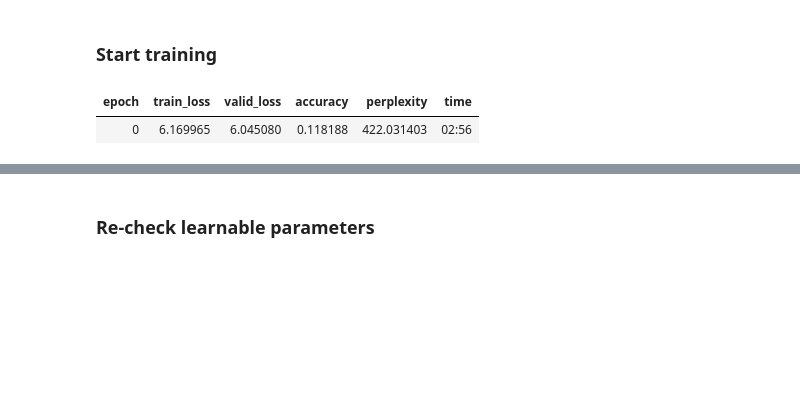
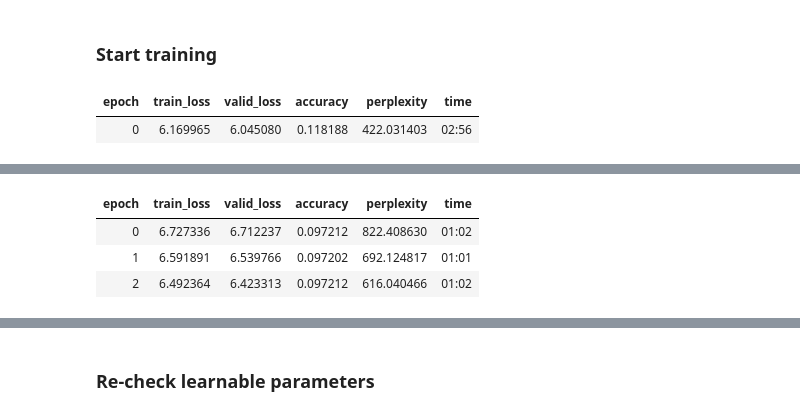
Before and after one commit to anhquan0412/nlp_practice, a Jupyter notebook: fastai2_nlp/fastai_vnmese_lm_and_sentiment.ipynb, the cells around one changed output, grey strips where cells are left out. Cells and saved outputs as stored; diff of their text form; code cells hidden in the pictures; blank space fills up the shorter version.

```diff
--- a/fastai2_nlp/fastai2_vnmese_lm.ipynb
+++ b/fastai2_nlp/fastai_vnmese_lm_and_sentiment.ipynb
@@ -721,0 +745,8 @@ learn.fit_one_cycle(3, lr, moms=(0.8,0.7,0.8))
+# %%
+
+learn.fit_one_cycle(3, lr, moms=(0.8,0.7,0.8))
+# %% [output]
+| epoch | train_loss | valid_loss | accuracy | perplexity | time |
+| 0 | 6.727336 | 6.712237 | 0.097212 | 822.408630 | 01:02 |
+| 1 | 6.591891 | 6.539766 | 0.097202 | 692.124817 | 01:01 |
+| 2 | 6.492364 | 6.423313 | 0.097212 | 616.040466 | 01:02 |
```
Also changed, not shown: parts of 96 cells of this notebook.
